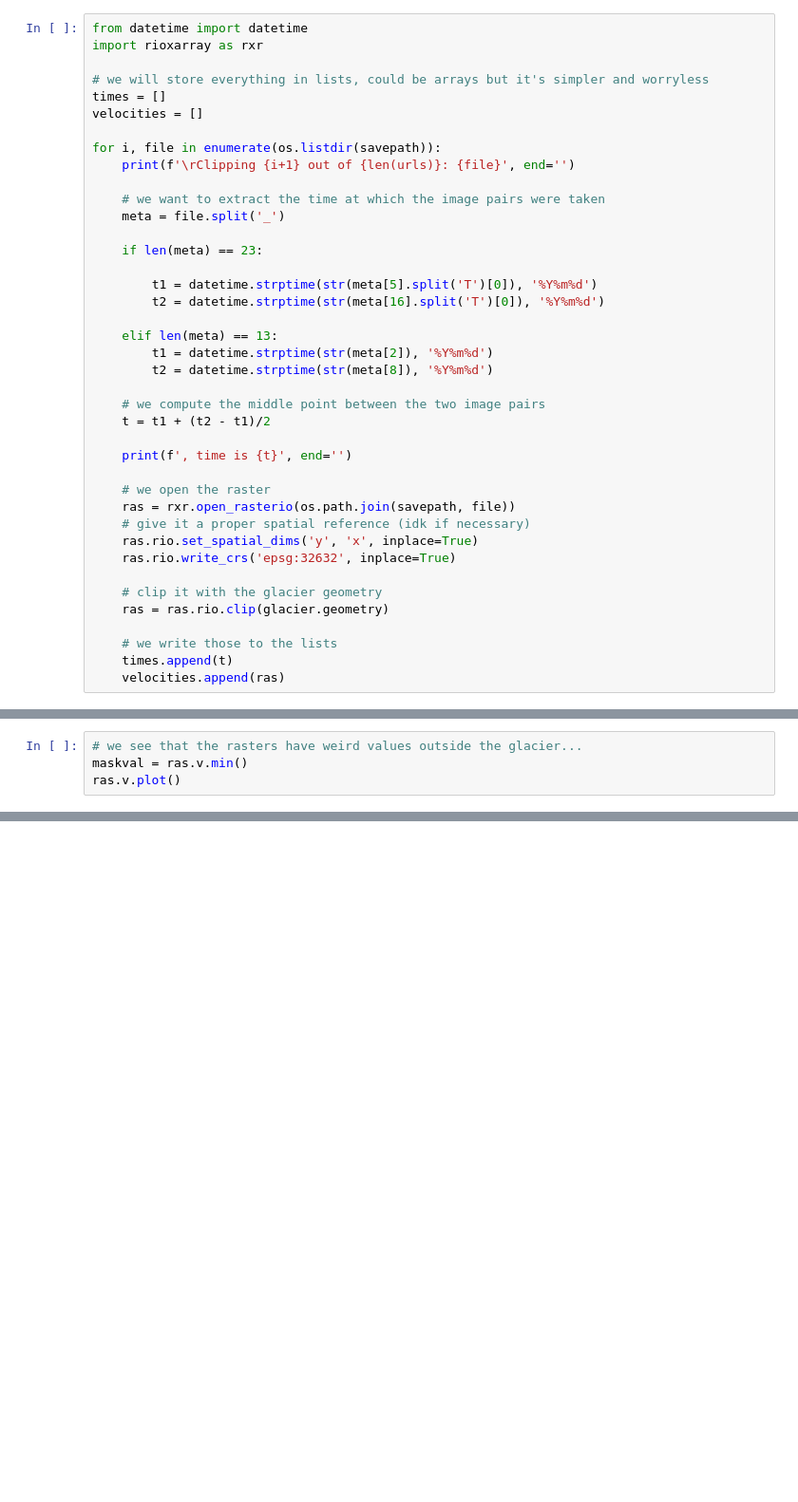
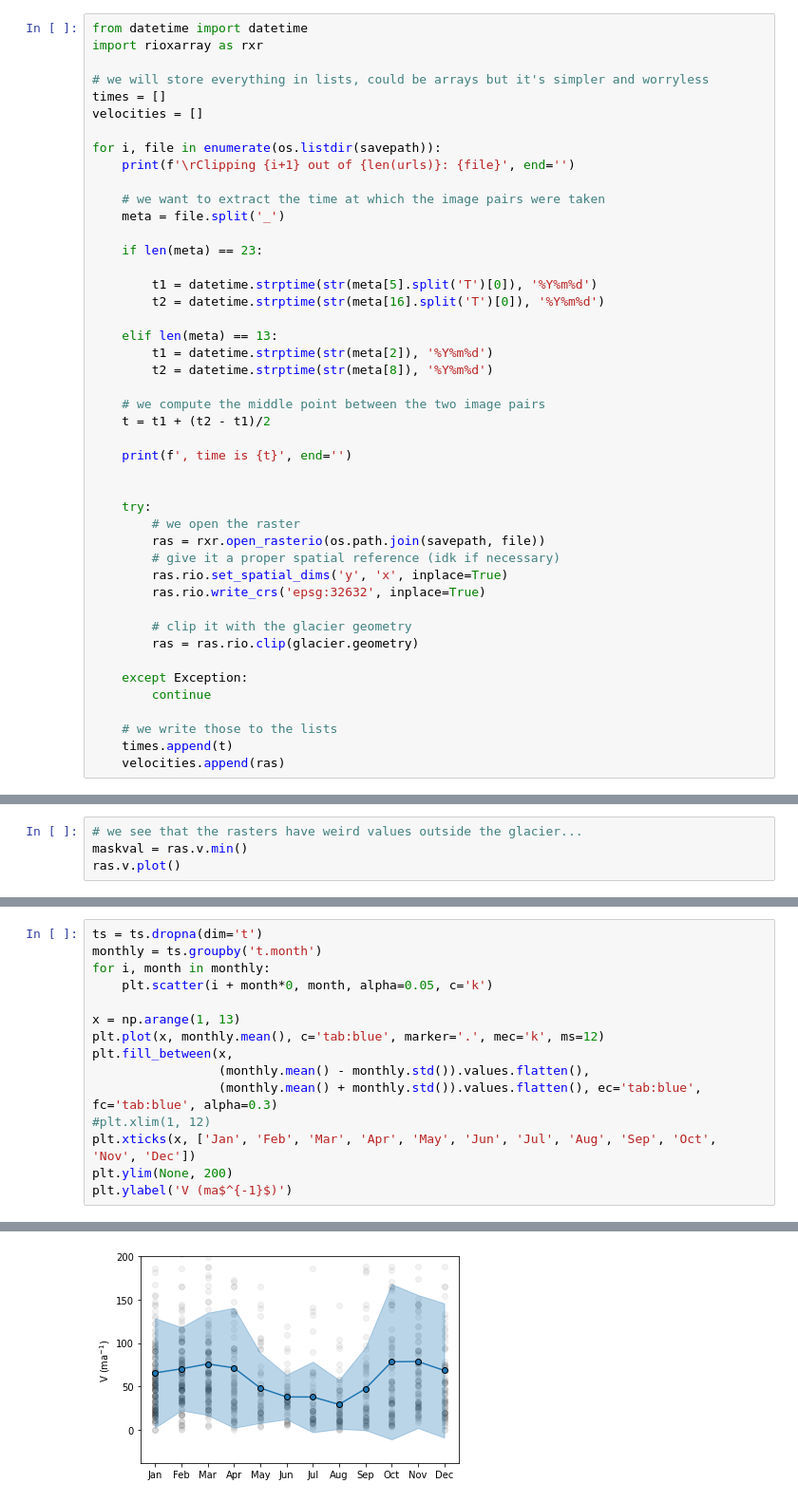
Before and after one commit to aleximorin/lcc, a Jupyter notebook: Surface velocities.ipynb, the cells around one changed output, grey strips where cells are left out. Shown at 95% size. Cells and saved outputs as stored; diff of their text form; blank space fills up the shorter version.

```diff
--- a/Surface velocities.ipynb
+++ b/Surface velocities.ipynb
@@ -94,14 +92,19 @@ for i, file in enumerate(os.listdir(savepath)):
 
     print(f', time is {t}', end='')
 
-    # we open the raster
-    ras = rxr.open_rasterio(os.path.join(savepath, file))
-    # give it a proper spatial reference (idk if necessary)
-    ras.rio.set_spatial_dims('y', 'x', inplace=True)
-    ras.rio.write_crs('epsg:32632', inplace=True)
 
-    # clip it with the glacier geometry
-    ras = ras.rio.clip(glacier.geometry)
+    try:
+        # we open the raster
+        ras = rxr.open_rasterio(os.path.join(savepath, file))
+        # give it a proper spatial reference (idk if necessary)
+        ras.rio.set_spatial_dims('y', 'x', inplace=True)
+        ras.rio.write_crs('epsg:32632', inplace=True)
+
+        # clip it with the glacier geometry
+        ras = ras.rio.clip(glacier.geometry)
+
+    except Exception:
+        continue
 
     # we write those to the lists
     times.append(t)
@@ -157,0 +173,16 @@ plt.scatter(t, vel)
+# %%
+ts = ts.dropna(dim='t')
+monthly = ts.groupby('t.month')
+for i, month in monthly:
+    plt.scatter(i + month*0, month, alpha=0.05, c='k')
+
+x = np.arange(1, 13)
+plt.plot(x, monthly.mean(), c='tab:blue', marker='.', mec='k', ms=12)
+plt.fill_between(x,
+                 (monthly.mean() - monthly.std()).values.flatten(),
+                 (monthly.mean() + monthly.std()).values.flatten(), ec='tab:blue', fc='tab:blue', alpha=0.3)
+#plt.xlim(1, 12)
+plt.xticks(x, ['Jan', 'Feb', 'Mar', 'Apr', 'May', 'Jun', 'Jul', 'Aug', 'Sep', 'Oct', 'Nov', 'Dec'])
+plt.ylim(None, 200)
+plt.ylabel('V (ma$^{-1}$)')
+# %% [output]
@@ -157,0 +190 @@ plt.scatter(t, vel)
+[figure, added]
```
Also changed, not shown: parts of 18 cells of this notebook, 16 other files.
